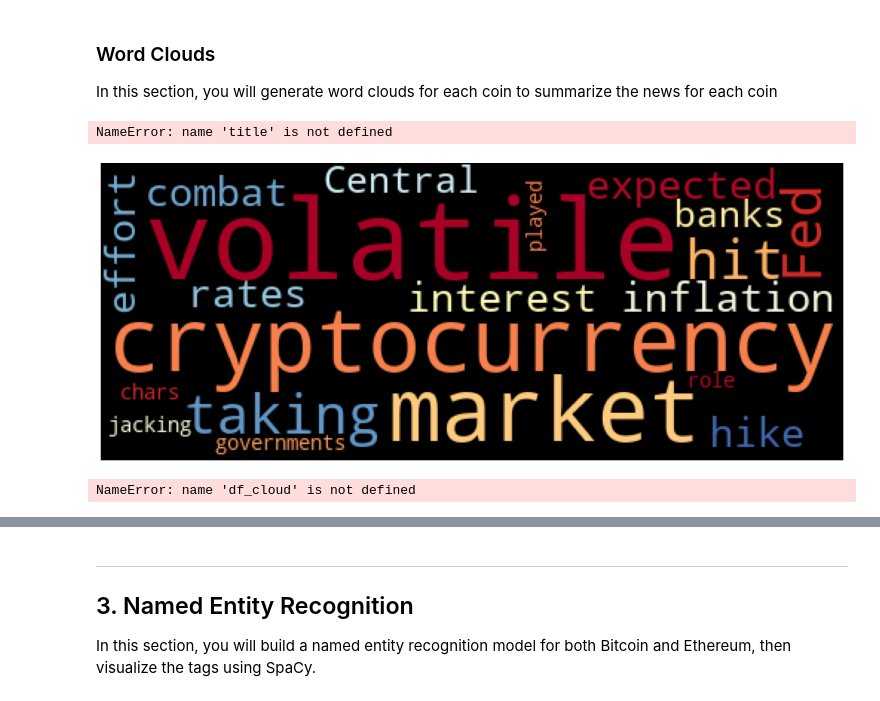
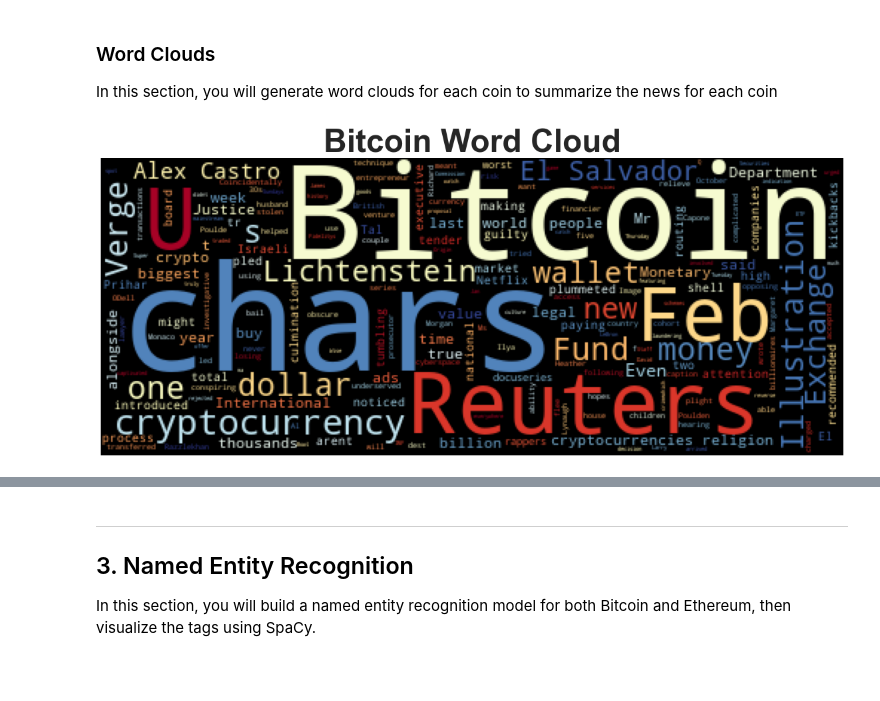
Before and after one commit to williar01/12-NLP, a Jupyter notebook: Instructions/Starter_Code/crypto_sentiment.ipynb, the cells around one changed output, grey strips where cells are left out. Drawn from its saved outputs; the diff is of its cells as text; code cells hidden in the pictures; blank space fills up the shorter version.

```diff
--- a/Instructions/Starter_Code/crypto_sentiment.ipynb
+++ b/Instructions/Starter_Code/crypto_sentiment.ipynb
@@ -342,25 +346,22 @@ plt.style.use('seaborn-whitegrid')
 import matplotlib as mpl
 mpl.rcParams['figure.figsize'] = [20.0, 10.0]
 # %%
-# Generate the Bitcoin word cloud
-#def wordcloud(text, title=""):
-    df_cloud = Wordcloud(width=500, colormap='RdYlBu').generate(text)
+def wordcloud(text, title=""):
+    df_cloud = WordCloud(width=500, colormap='RdYlBu').generate(text)
     plt.imshow(df_cloud)
     plt.axis("off")
     fontdict = {"fontsize": 48, "fontweight" : "bold"}
     plt.title(title, fontdict=fontdict)
     plt.show()
+# %%
+wordcloud(btc.text.str.cat(), title="Bitcoin Word Cloud")
+# %% [output]
+[figure, added]
 # %%
-wordcloud = WordCloud(width=500, colormap="RdYlBu").generate(text)
-plt.imshow(wordcloud)
-plt.axis("off")
-fontdict = {"fontsize": 48, "fontweight": "bold"}
-plt.title(title, fontdict=fontdict)
-plt.show()
+def wordcloud(text, title=""):
+    df_cloud = WordCloud(width=500, colormap='RdYlBu').generate(text)
+    plt.imshow(df_cloud)
+    plt.axis("off")
+    fontdict = {"fontsize": 48, "fontweight" : "bold"}
+    plt.title(title, fontdict=fontdict)
+    plt.show()
-# %% [output]
-NameError: name 'title' is not defined
-[figure, removed]
-# %%
-Wordcloud(btc.text.str.cat(), title="Bitcoin Word Cloud")
-# %% [output]
-NameError: name 'df_cloud' is not defined
```
Also changed, not shown: parts of 18 cells of this notebook.
